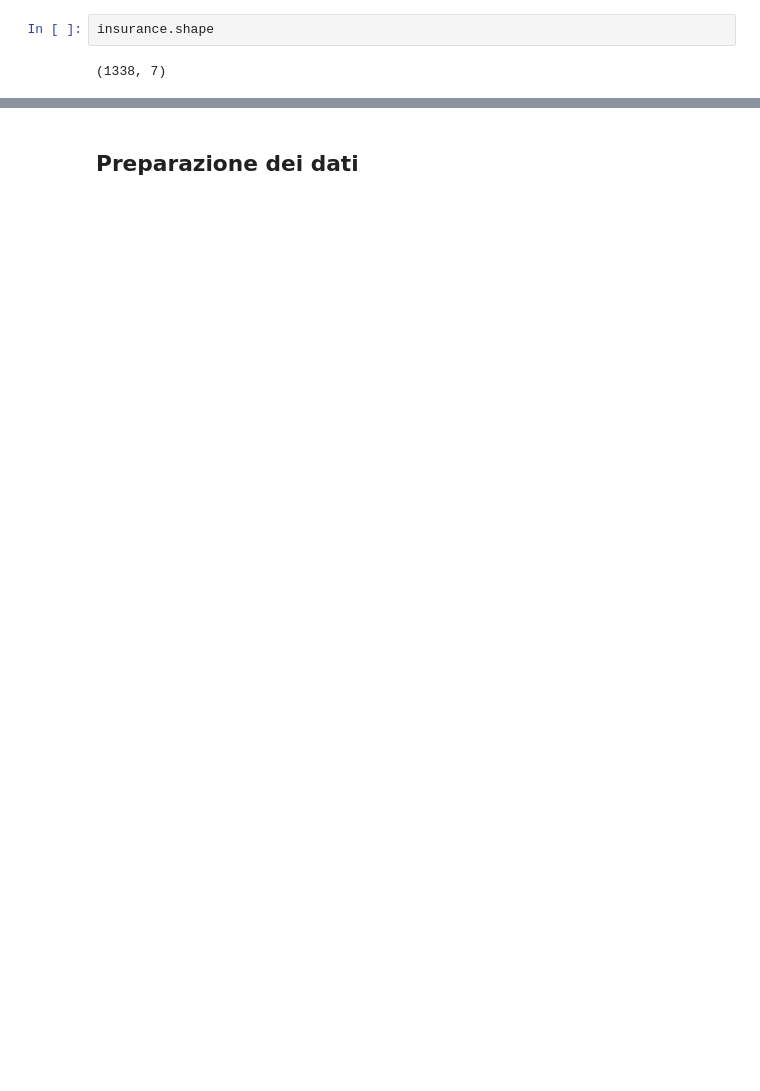
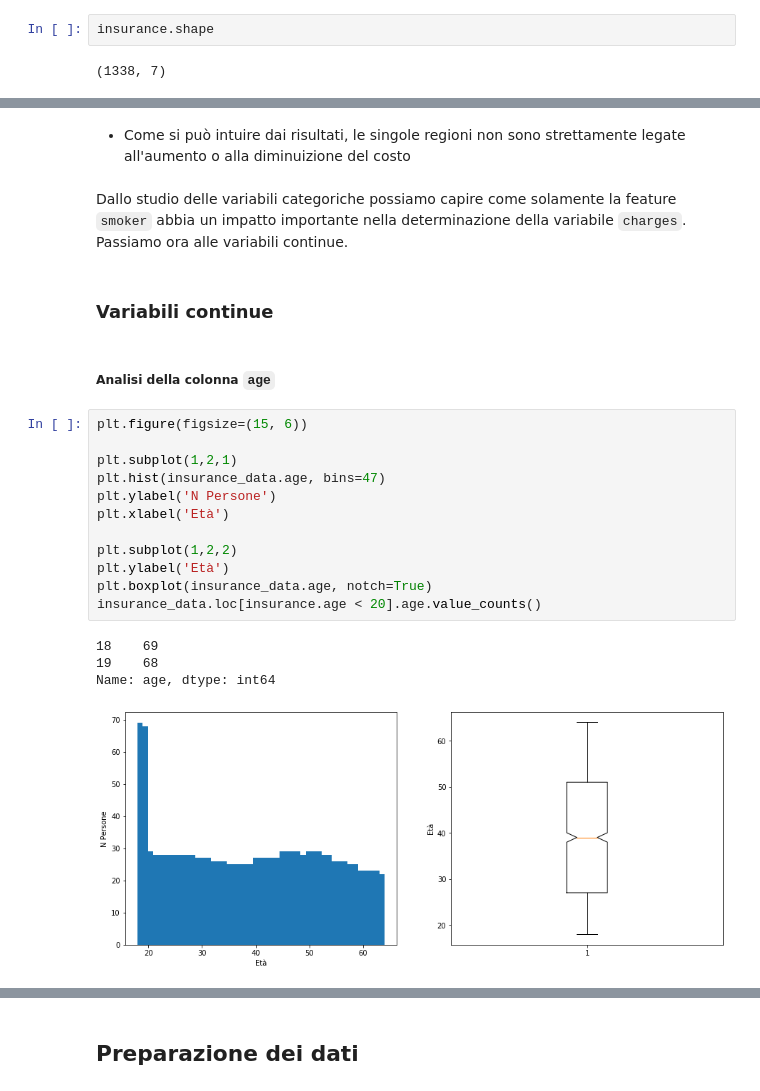
Before and after one commit to eliamarcantognini/DI_project, a Jupyter notebook: DI_Project.ipynb, the cells around one changed output, grey strips where cells are left out. Drawn from its saved outputs; the diff is of its cells as text; blank space fills up the shorter version.

```diff
--- a/DI_Project.ipynb
+++ b/DI_Project.ipynb
@@ -75,0 +237,26 @@ insurance.tail(5)
+# %% [markdown]
+- Come si può intuire dai risultati, le singole regioni non sono strettamente legate all'aumento o alla diminuizione del costo
+# %% [markdown]
+Dallo studio delle variabili categoriche possiamo capire come solamente la feature `smoker` abbia un impatto importante nella determinazione della variabile `charges`.
+Passiamo ora alle variabili continue.
+# %% [markdown]
+### Variabili continue
+# %% [markdown]
+##### Analisi della colonna `age`
+# %%
+plt.figure(figsize=(15, 6))
+
+plt.subplot(1,2,1)
+plt.hist(insurance_data.age, bins=47)
+plt.ylabel('N Persone')
+plt.xlabel('Età')
+
+plt.subplot(1,2,2)
+plt.ylabel('Età')
+plt.boxplot(insurance_data.age, notch=True)
+insurance_data.loc[insurance.age < 20].age.value_counts()
+# %% [output]
+18    69
+19    68
+Name: age, dtype: int64
+[figure, added]
```
Also changed, not shown: parts of 89 cells of this notebook.
